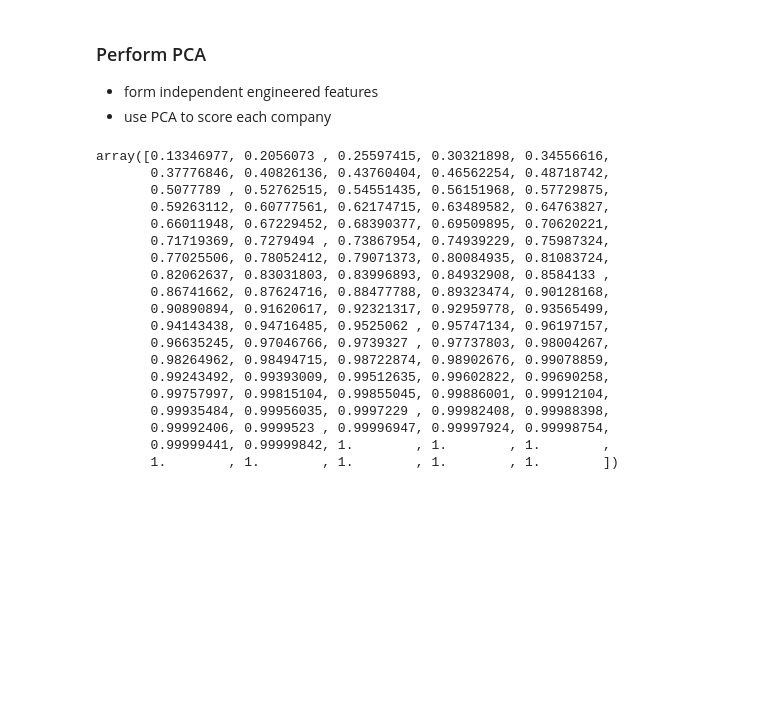
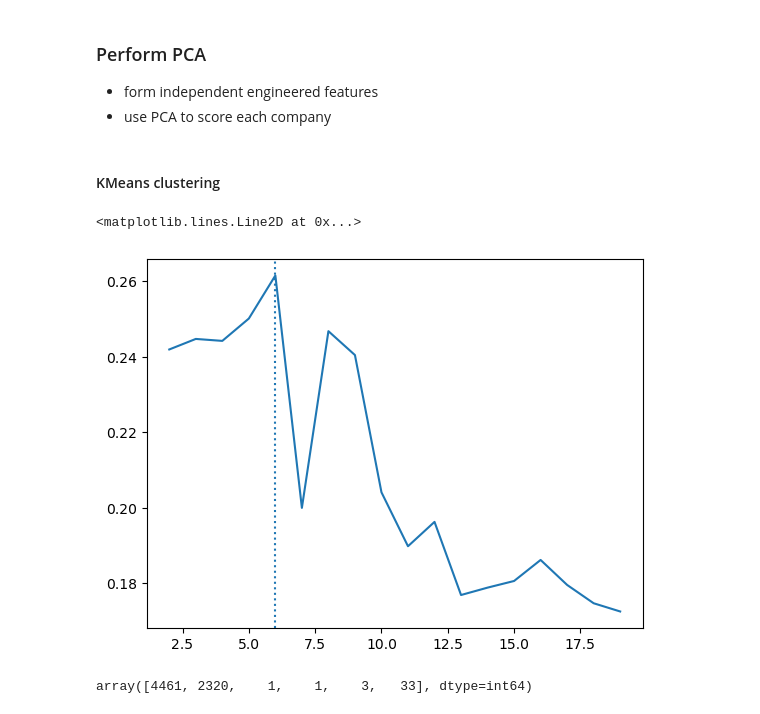
Before and after one commit to Mr-Wonderfool/Company-Bankruptcy-Prediction, a Jupyter notebook: models/PCA.ipynb, the cells around one changed output. Drawn from its saved outputs; the diff is of its cells as text; code cells hidden in the pictures; blank space fills up the shorter version.

```diff
--- a/models/PCA.ipynb
+++ b/models/PCA.ipynb
@@ -14,7 +19,7 @@ scaler = StandardScaler()
 data_all = pd.read_csv('../data/data.csv')
 target = 'Bankrupt?'
 data_X = data_all.drop(columns=[target])
-# data_X = selector.fit_transform(data_X)
+data_X = data_X.iloc[:, [0,2,3,6,8,9,22,24,26,34,36,38,41,45,53,57,58,60]]
 data_X = scaler.fit_transform(data_X)
 data_y = data_all[target]
 # %%
@@ -24,23 +29,17 @@ exp_variance = pca.explained_variance_ratio_
 cum_variance = np.cumsum(exp_variance)
 # %%
 cum_variance
-# %% [output]
-array([0.13346977, 0.2056073 , 0.25597415, 0.30321898, 0.34556616,
-       0.37776846, 0.40826136, 0.43760404, 0.46562254, 0.48718742,
-       0.5077789 , 0.52762515, 0.54551435, 0.56151968, 0.57729875,
-       0.59263112, 0.60777561, 0.62174715, 0.63489582, 0.64763827,
-       0.66011948, 0.67229452, 0.68390377, 0.69509895, 0.70620221,
-       0.71719369, 0.7279494 , 0.73867954, 0.74939229, 0.75987324,
-       0.77025506, 0.78052412, 0.79071373, 0.80084935, 0.81083724,
-       0.82062637, 0.83031803, 0.83996893, 0.84932908, 0.8584133 ,
-       0.86741662, 0.87624716, 0.88477788, 0.89323474, 0.90128168,
-       0.90890894, 0.91620617, 0.92321317, 0.92959778, 0.93565499,
-       0.94143438, 0.94716485, 0.9525062 , 0.95747134, 0.96197157,
-       0.96635245, 0.97046766, 0.9739327 , 0.97737803, 0.98004267,
-       0.98264962, 0.98494715, 0.98722874, 0.98902676, 0.99078859,
-       0.99243492, 0.99393009, 0.99512635, 0.99602822, 0.99690258,
-       0.99757997, 0.99815104, 0.99855045, 0.99886001, 0.99912104,
-       0.99935484, 0.99956035, 0.9997229 , 0.99982408, 0.99988398,
-       0.99992406, 0.9999523 , 0.99996947, 0.99997924, 0.99998754,
-       0.99999441, 0.99999842, 1.        , 1.        , 1.        ,
-       1.        , 1.        , 1.        , 1.        , 1.        ])
+# %% [markdown]
+#### KMeans clustering
+# %%
+data_X = data_X
+score = []
+for i in range(2, 20):
+    cluster = KMeans(n_clusters=i, random_state=42, n_init=10).fit(data_X)
+    score.append(silhouette_score(data_X, cluster.labels_))
+# %%
+plt.plot(np.arange(2, 20), score)
+plt.axvline(pd.DataFrame(score).idxmax()[0]+2,ls=':')
+# %% [output]
+<matplotlib.lines.Line2D at 0x...>
+[figure, added]
@@ -46,0 +52,4 @@ array([0.13346977, 0.2056073 , 0.25597415, 0.30321898, 0.34556616,
+# %%
+np.bincount(labels)
+# %% [output]
+array([4461, 2320,    1,    1,    3,   33], dtype=int64)
```
Also changed, not shown: parts of 5 cells of this notebook, 7 other files.
